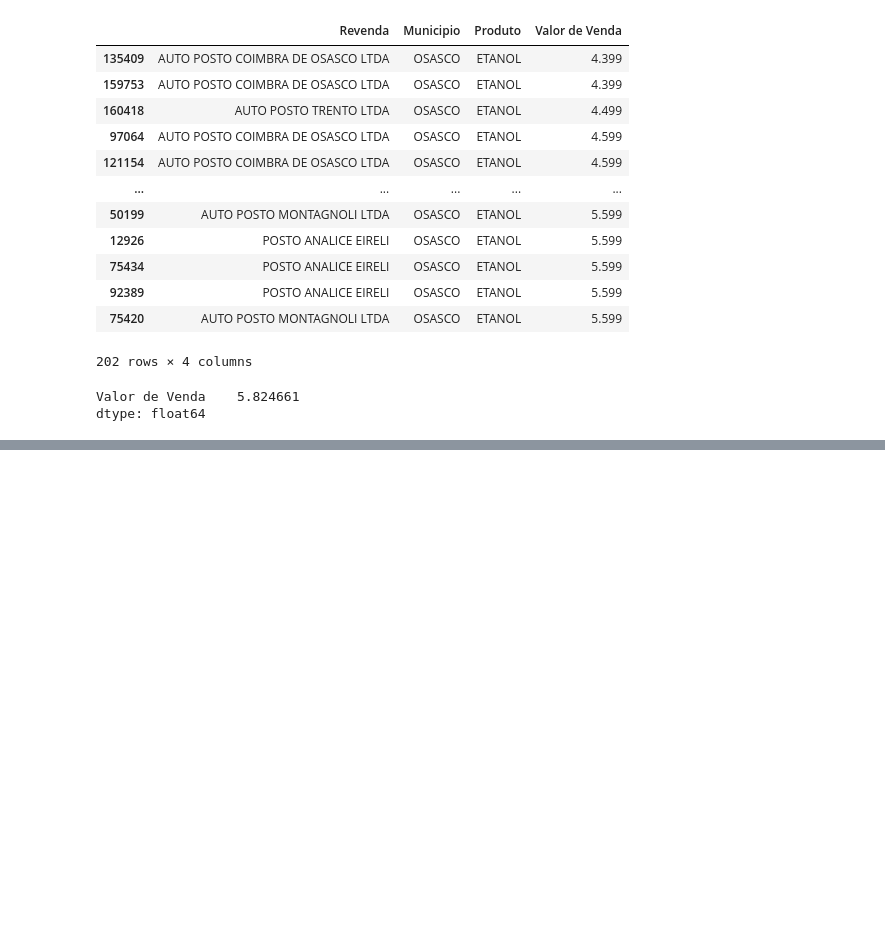
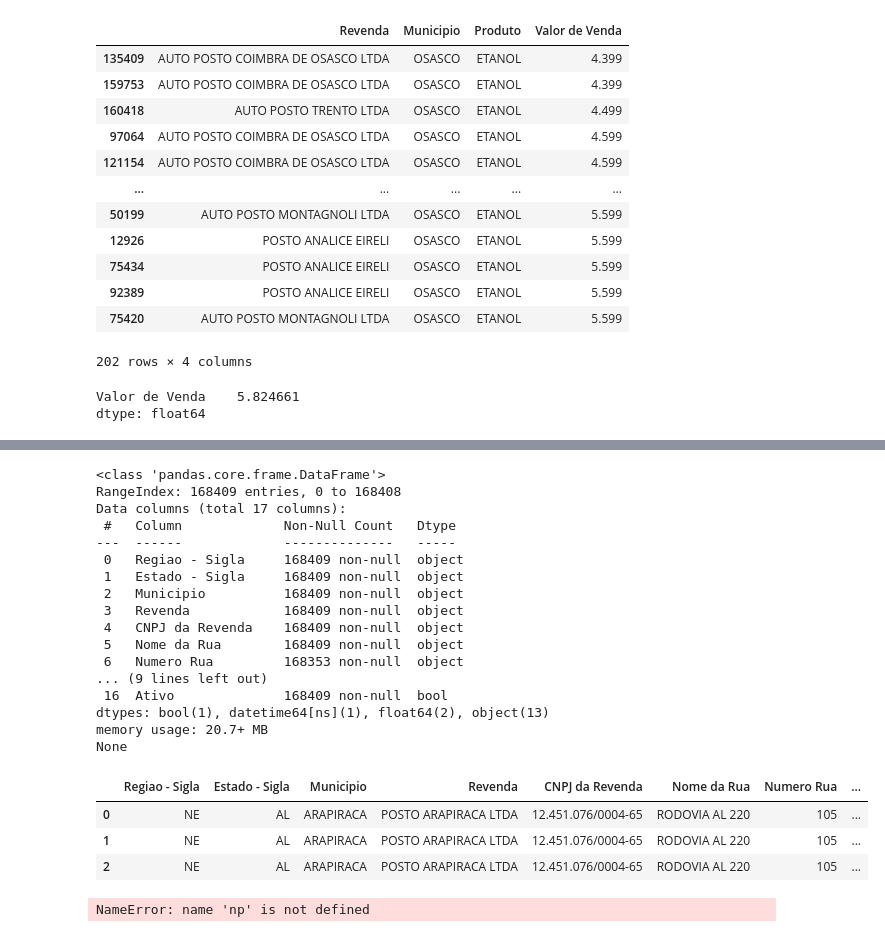
Before and after one commit to Fael3113/Primeiro-Exemplo-em-Pandas, a Jupyter notebook: Exemplo em Pandas.ipynb, the cells around one changed output, grey strips where cells are left out. Saved outputs shown, nothing was run; the diff lists cells and outputs as text; code cells hidden in the pictures; blank space fills up the shorter version.

```diff
--- a/Exemplo em Pandas.ipynb
+++ b/Exemplo em Pandas.ipynb
@@ -253,0 +274,33 @@ dtype: float64
+# %%
+#Acionando um coluna de valor booleano chamada "Ativo" no ca_df que será True para todas as linhas
+ca_df['Ativo'] = True
+print(ca_df.info())
+display(ca_df.head(3))
+# %% [output]
+<class 'pandas.core.frame.DataFrame'>
+RangeIndex: 168409 entries, 0 to 168408
+Data columns (total 17 columns):
+ #   Column             Non-Null Count   Dtype
+---  ------             --------------   -----
+ 0   Regiao - Sigla     168409 non-null  object
+ 1   Estado - Sigla     168409 non-null  object
+ 2   Municipio          168409 non-null  object
+ 3   Revenda            168409 non-null  object
+ 4   CNPJ da Revenda    168409 non-null  object
+ 5   Nome da Rua        168409 non-null  object
+ 6   Numero Rua         168353 non-null  object
+... (9 lines left out)
+ 16  Ativo              168409 non-null  bool
+dtypes: bool(1), datetime64[ns](1), float64(2), object(13)
+memory usage: 20.7+ MB
+None
+|  | Regiao - Sigla | Estado - Sigla | Municipio | Revenda | CNPJ da Revenda | Nome da Rua | Numero Rua | ... |
+| 0 | NE | AL | ARAPIRACA | POSTO ARAPIRACA LTDA | 12.451.076/0004-65 | RODOVIA AL 220 | 105 | ... |
+| 1 | NE | AL | ARAPIRACA | POSTO ARAPIRACA LTDA | 12.451.076/0004-65 | RODOVIA AL 220 | 105 | ... |
+| 2 | NE | AL | ARAPIRACA | POSTO ARAPIRACA LTDA | 12.451.076/0004-65 | RODOVIA AL 220 | 105 | ... |
+# %%
+#Caso queira adicionar um nova coluna chamada "Obs"
+#Que só estará preenchida no municipio desejado (depois nóis faz)
+ca_df['Obs'] =
+# %% [output]
+NameError: name 'np' is not defined
```
Also changed, not shown: parts of 4 cells of this notebook, 1 other file.
